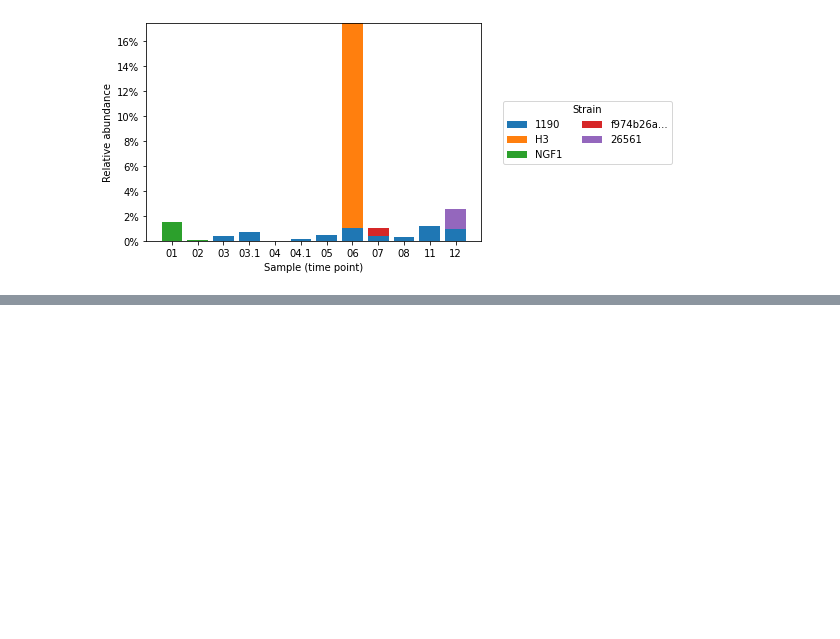
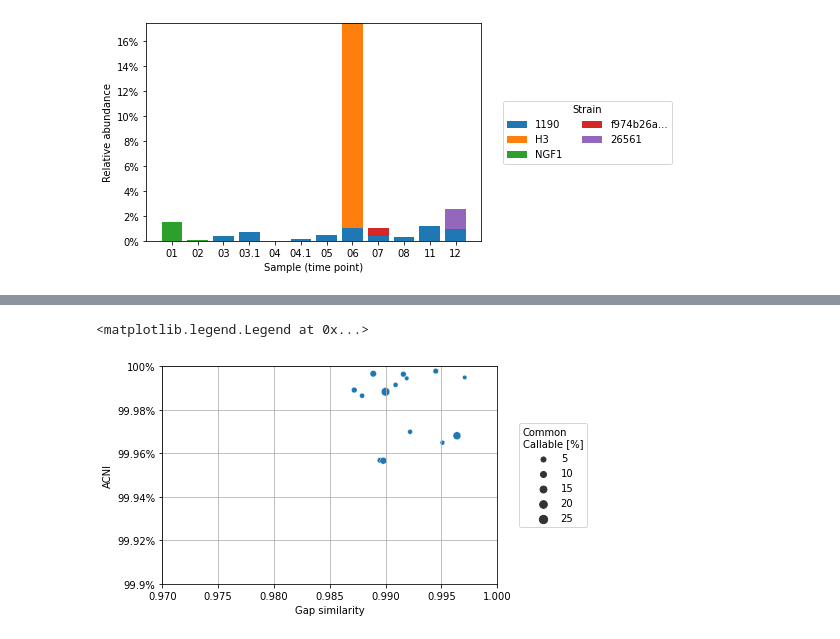
Before and after one commit to broadinstitute/StrainGE, a Jupyter notebook: docs/analysis.ipynb, the cells around one changed output, grey strips where cells are left out. Cells and saved outputs as stored; diff of their text form; code cells hidden in the pictures; blank space fills up the shorter version.

```diff
--- a/docs/analysis.ipynb
+++ b/docs/analysis.ipynb
@@ -148,0 +156,11 @@ straingr_df.sort_index()
+# %%
+compare_df = pandas.read_csv(STRAINGR_DIR / "compare.summary.chrom.txt", sep='\t', index_col=[0, 1, 2])
+
+def both_straingst_present(ix):
+    sample1, sample2, ref = ix
+
+    return (sample1, ref) in straingr_df.index and (sample2, ref) in straingr_df.index
+
+compare_df['both_present'] = compare_df.index.map(both_straingst_present)
+compare_df = compare_df[compare_df['both_present']].copy()
+compare_df
@@ -148,0 +186,17 @@ straingr_df.sort_index()
+# %%
+import seaborn
+
+seaborn.scatterplot(x="gapJaccardSim", y="singleAgreePct", size="commonPct", data=compare_df)
+
+plt.xlim(0.970, 1.0)
+plt.xlabel("Gap similarity")
+
+plt.ylim(99.9, 100)
+plt.ylabel("ACNI")
+plt.gca().yaxis.set_major_formatter("{x:g}%")
+
+plt.grid('on')
+plt.legend(title="Common\nCallable [%]", loc="center left", bbox_to_anchor=(1.05, 0.5))
+# %% [output]
+<matplotlib.legend.Legend at 0x...>
+[figure, added]
```
Also changed, not shown: parts of 7 cells of this notebook.
